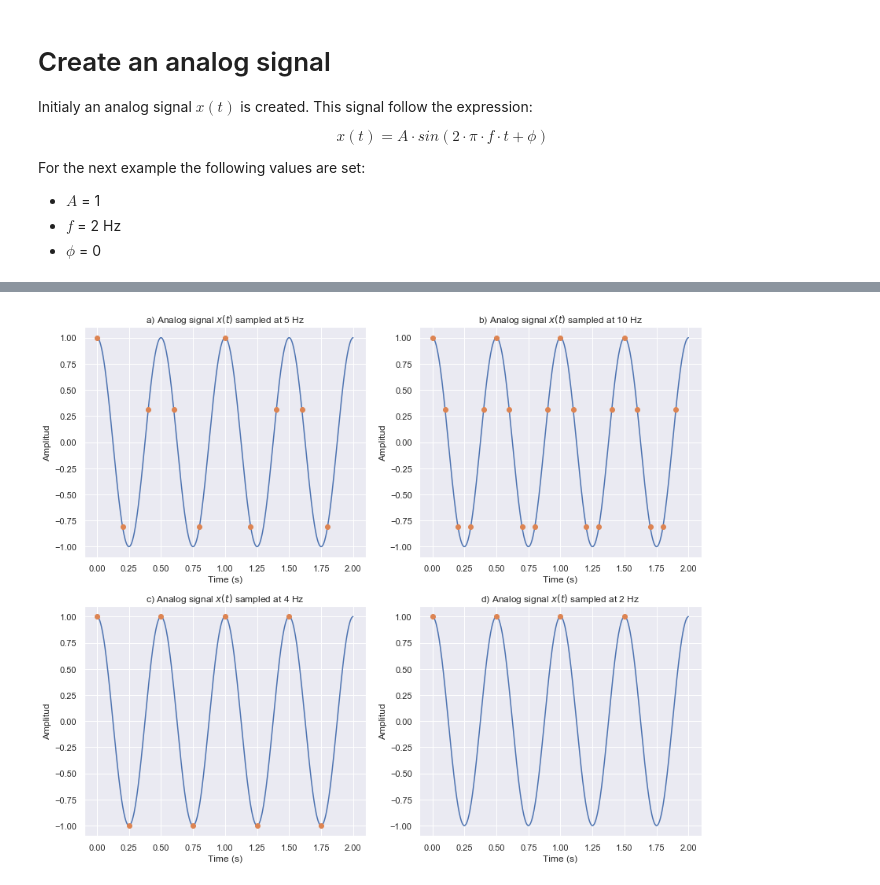
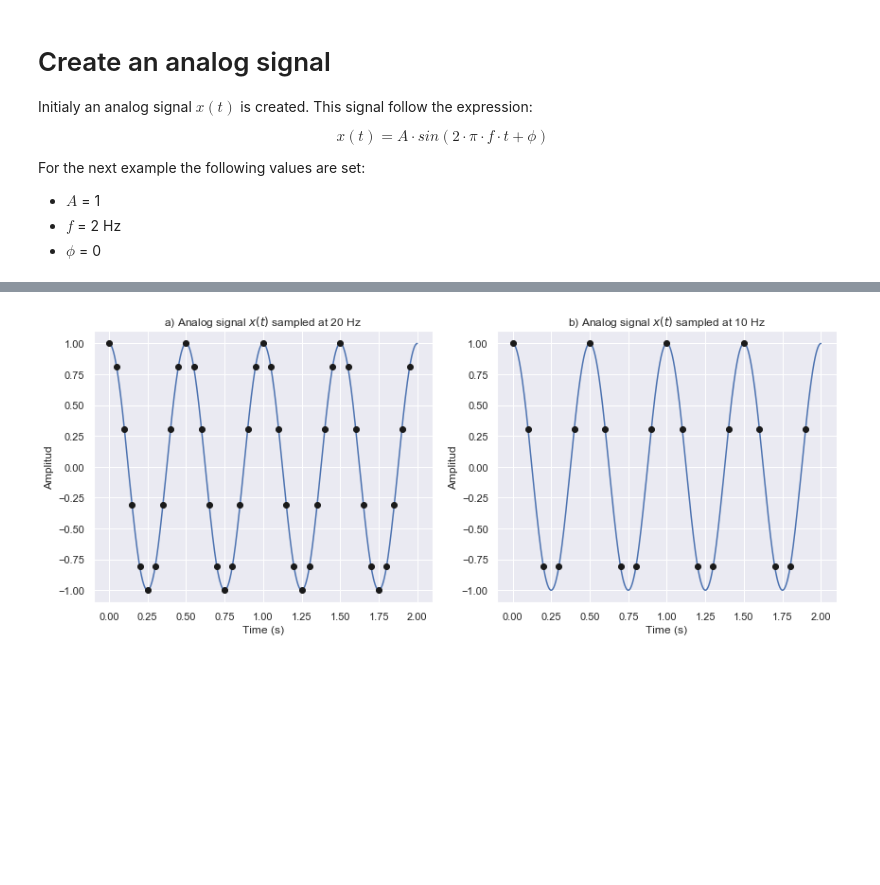
Before and after one commit to egallego/signal_processing, a Jupyter notebook: 01_sampling_signal.ipynb, the cells around one changed output, grey strips where cells are left out. Saved outputs shown, nothing was run; the diff lists cells and outputs as text; code cells hidden in the pictures; blank space fills up the shorter version.

```diff
--- a/01_sampling_signal.ipynb
+++ b/01_sampling_signal.ipynb
@@ -95,27 +147,7 @@ Therefore our final signal will be the points only where the signal is sampled o
 $$x(n)=x(t-nT)$$
 
 We can have sampling at different frequencies as presented below.
-# %%
-fig, axs = plt.subplots(nrows=2, ncols=2, figsize=(12, 10))
-
-# plot signal x(t)
-frequencies = [5, 10, 4, 2]
-letters = list(string.ascii_lowercase)[:len(frequencies)]
-
-for i, (letter, f) in enumerate(zip(letters, frequencies)):
-    # create sampling period
-    ts = compute_time_axis(f)
-
-    # create sampled signal
-    s = compute_signal(A=1, f=2, t=ts, phi=np.pi / 2)
-
-    ax = axs[i / 2, i % 2]
-    ax.plot(t, analog_signal)
-    ax.plot(ts, s, 'o')
-    ax.set_title('%s) Analog signal $x(t)$ sampled at %d Hz' % (letter, f))
-    ax.set_xlabel('Time (s)')
-    ax.set_ylabel('Amplitud')
-
-plt.tight_layout()
-# %% [output]
-[figure, removed]
+# %%
+plot_sampled_signals([20, 10])
+# %% [output]
+[figure, added]
```
Also changed, not shown: parts of 12 cells of this notebook.
